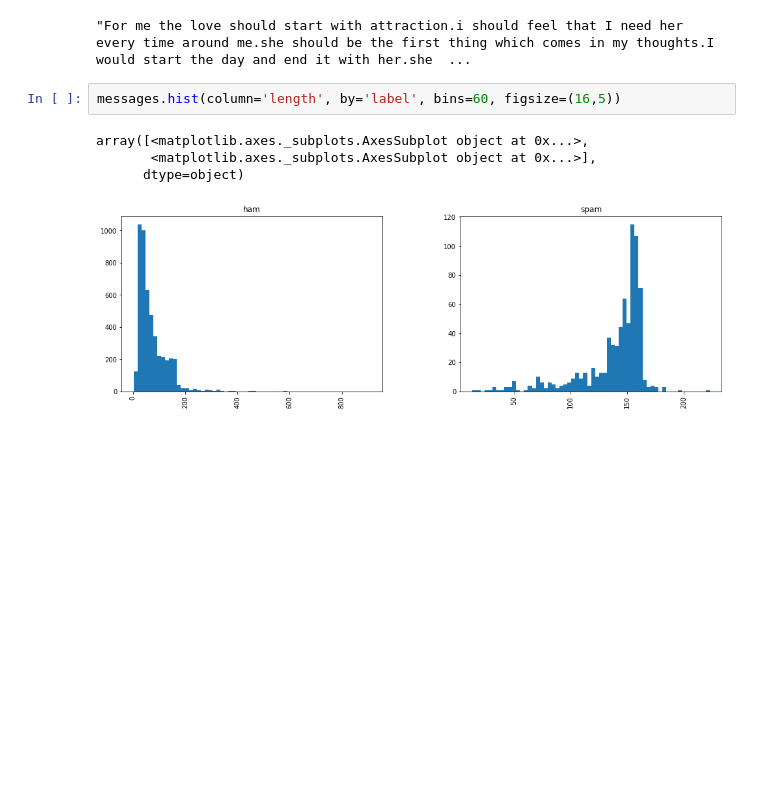
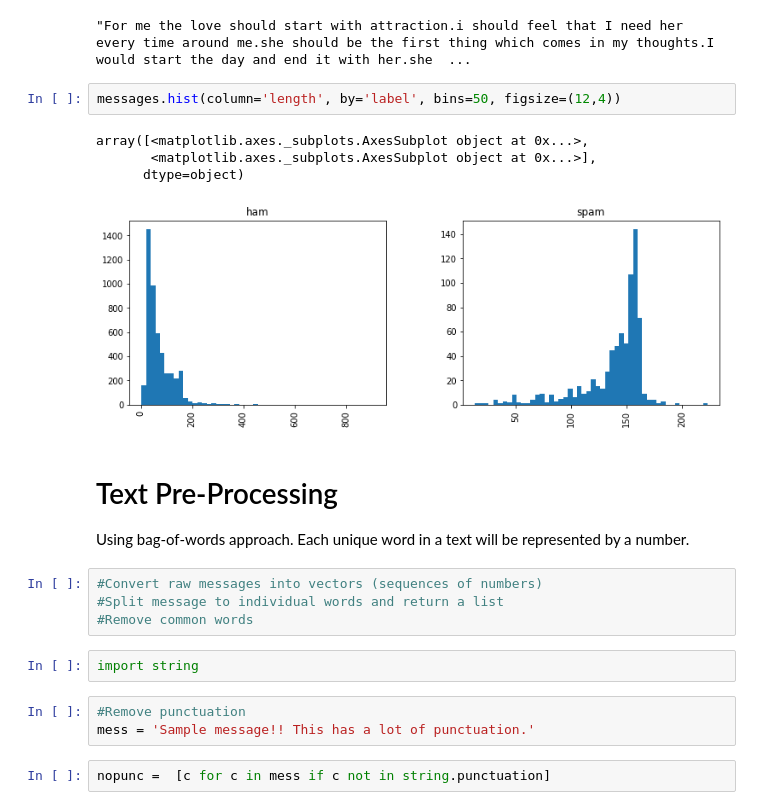
Before and after one commit to rkritika1508/ML-Bootcamp, a Jupyter notebook: Natural Language Processing/Spam Filter/Spam Detection Filter.ipynb, the cells around one changed output. Cells and saved outputs as stored; diff of their text form; blank space fills up the shorter version.

Commit message:
Did text pre-processing and vectorisation using bag of words technique

```diff
--- a/Natural Language Processing/Spam Filter/Spam Detection Filter.ipynb
+++ b/Natural Language Processing/Spam Filter/Spam Detection Filter.ipynb
@@ -121,9 +123,23 @@ messages[messages['length']==910]['message'].iloc[0]
 # %% [output]
 "For me the love should start with attraction.i should feel that I need her every time around me.she should be the first thing which comes in my thoughts.I would start the day and end it with her.she  ...
 # %%
-messages.hist(column='length', by='label', bins=60, figsize=(16,5))
+messages.hist(column='length', by='label', bins=50, figsize=(12,4))
 # %% [output]
 array([<matplotlib.axes._subplots.AxesSubplot object at 0x...>,
        <matplotlib.axes._subplots.AxesSubplot object at 0x...>],
       dtype=object)
-[figure, old version]
+[figure, new version]
+# %% [markdown]
+# Text Pre-Processing
+Using bag-of-words approach. Each unique word in a text will be represented by a number.
+# %%
+#Convert raw messages into vectors (sequences of numbers)
+#Split message to individual words and return a list
+#Remove common words
+# %%
+import string
+# %%
+#Remove punctuation
+mess = 'Sample message!! This has a lot of punctuation.'
+# %%
+nopunc =  [c for c in mess if c not in string.punctuation]
```
Also changed, not shown: parts of 28 cells of this notebook.
